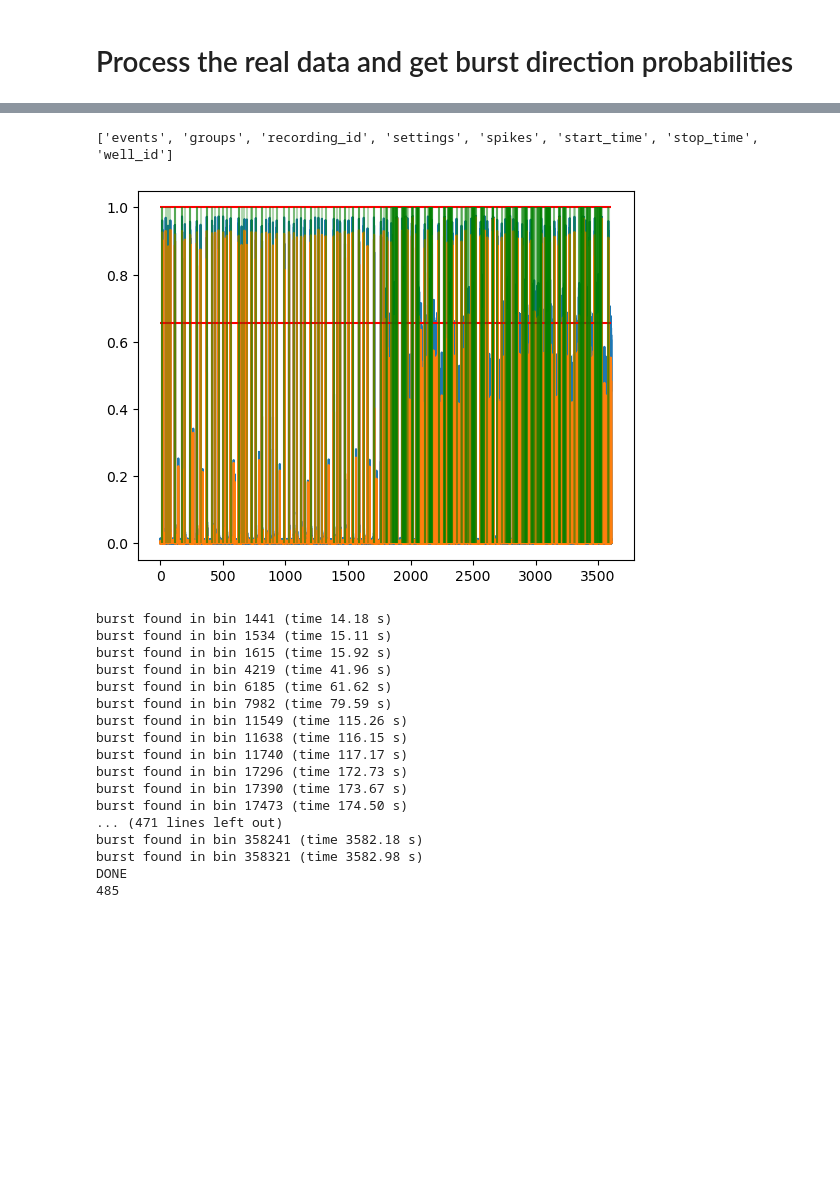
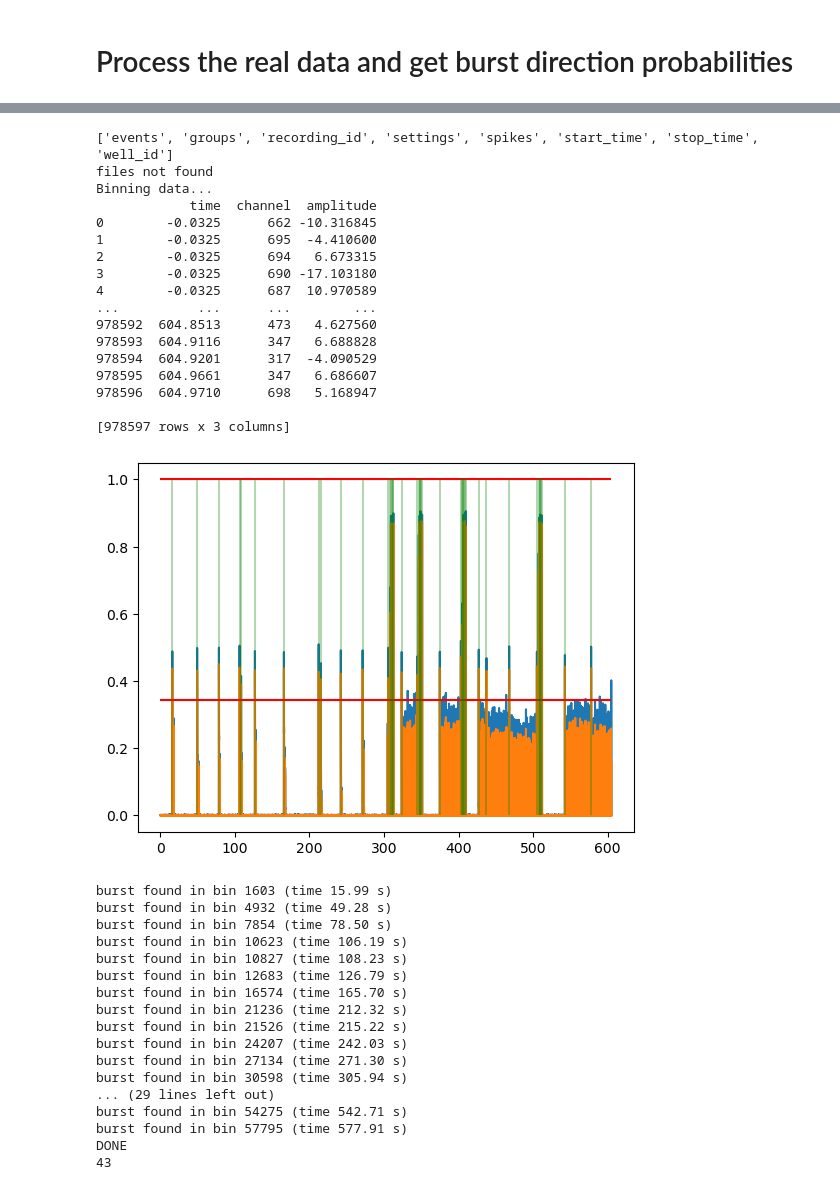
Before and after one commit to Holistic-Agential-Learning/HAL, a Jupyter notebook: analysis/mouse_1d_analysis 2h.ipynb, the cells around one changed output, grey strips where cells are left out. Saved outputs shown, nothing was run; the diff lists cells and outputs as text; code cells hidden in the pictures; blank space fills up the shorter version.

```diff
--- a/analysis/mouse_1d_analysis 2h.ipynb
+++ b/analysis/mouse_1d_analysis 2h.ipynb
@@ -22,15 +22,17 @@ homedir=os.path.expanduser("~")
 
 #filepath = "/run/user/1001/gvfs/smb-share:server=rstore.it.tufts.edu,share=as_rsch_levinlab_wclawson01$/Experimental Data/Summer 2024/mouse_1d/7-9 mouse_1d_test/7/well4/"
 #filepath = "/run/user/1001/gvfs/smb-share:server=rstore.it.tufts.edu,share=as_rsch_levinlab_wclawson01$/Experimental Data/Summer 2024/mouse_1d/2h_7-12/M07484/240712/4/well4/"
-filepath = "/run/user/1001/gvfs/smb-share:server=rstore.it.tufts.edu,share=as_rsch_levinlab_wclawson01$/Experimental Data/Summer 2024/mouse_1d/DIV13/M07475/240716/0/well1/"
+#filepath = "/run/user/1001/gvfs/smb-share:server=rstore.it.tufts.edu,share=as_rsch_levinlab_wclawson01$/Experimental Data/Summer 2024/mouse_1d/DIV13/M07475/240716/0/well1/"
 #filepath = "/run/user/1001/gvfs/smb-share:server=rstore.it.tufts.edu,share=as_rsch_levinlab_wclawson01$/Experimental Data/Summer 2024/mouse_1d/DIV13_no_media_change/M07472/240716/1/well0/"
+#filepath = "/run/user/1001/gvfs/smb-share:server=rstore.it.tufts.edu,share=as_rsch_levinlab_wclawson01$/Experimental Data/Summer 2024/mouse_1d/DIV15_mouse1d/M07475/240718/3/well1/"
+filepath = "/run/user/1001/gvfs/smb-share:server=rstore.it.tufts.edu,share=as_rsch_levinlab_wclawson01$/Experimental Data/Summer 2024/mouse_1d/mouse1d_direction_test/M07472/240719/8/well4/"
 
-
-filename = "DIV13_well_1"
+#filename = "DIV15_mouse1d_well_1"
 #filename = "DIV13_no_media_change_well_0"
+filename = "mouse1d_direction_test_well_4"
 filetag = ".raw.h5"
 datapath = homedir + "/Documents/HAL/data/wes_analysis/"
-well_no = 1
+well_no = 4
 recording_no = 0
 # %%
 events = mla.load_events(filepath + filename + filetag, well_no)
@@ -275,26 +279,42 @@ display(full_movement_df)
 # %%
-burst_list = m1da.find_bursts(filepath, filename, well_no, recording_no, burst_thresh = 6, datapath = datapath, stim_thresh = 1) # don't filter out stimulations by burst size - do it with events.
+burst_list = m1da.find_bursts(filepath, filename, well_no, recording_no, burst_thresh = 6, datapath = datapath, stim_thresh = 0.6) # don't filter out stimulations by burst size - do it with events.
 print(len(burst_list))
 # %% [output]
 ['events', 'groups', 'recording_id', 'settings', 'spikes', 'start_time', 'stop_time', 'well_id']
+files not found
+Binning data...
+            time  channel  amplitude
+0        -0.0325      662 -10.316845
+1        -0.0325      695  -4.410600
+2        -0.0325      694   6.673315
+3        -0.0325      690 -17.103180
+4        -0.0325      687  10.970589
+...          ...      ...        ...
+978592  604.8513      473   4.627560
+978593  604.9116      347   6.688828
+978594  604.9201      317  -4.090529
+978595  604.9661      347   6.686607
+978596  604.9710      698   5.168947
+
+[978597 rows x 3 columns]
-[figure, old version]
+[figure, new version]
-burst found in bin 1441 (time 14.18 s)
-burst found in bin 1534 (time 15.11 s)
-burst found in bin 1615 (time 15.92 s)
-burst found in bin 4219 (time 41.96 s)
-burst found in bin 6185 (time 61.62 s)
-burst found in bin 7982 (time 79.59 s)
-burst found in bin 11549 (time 115.26 s)
-burst found in bin 11638 (time 116.15 s)
-burst found in bin 11740 (time 117.17 s)
-burst found in bin 17296 (time 172.73 s)
-burst found in bin 17390 (time 173.67 s)
-burst found in bin 17473 (time 174.50 s)
-... (471 lines left out)
-burst found in bin 358241 (time 3582.18 s)
-burst found in bin 358321 (time 3582.98 s)
+burst found in bin 1603 (time 15.99 s)
+burst found in bin 4932 (time 49.28 s)
+burst found in bin 7854 (time 78.50 s)
+burst found in bin 10623 (time 106.19 s)
+burst found in bin 10827 (time 108.23 s)
+burst found in bin 12683 (time 126.79 s)
+burst found in bin 16574 (time 165.70 s)
+burst found in bin 21236 (time 212.32 s)
+burst found in bin 21526 (time 215.22 s)
+burst found in bin 24207 (time 242.03 s)
+burst found in bin 27134 (time 271.30 s)
+burst found in bin 30598 (time 305.94 s)
+... (29 lines left out)
+burst found in bin 54275 (time 542.71 s)
+burst found in bin 57795 (time 577.91 s)
 DONE
-485
+43
 # %%
 p = re.compile(r"stimulation\":\"\L<world_locs>\"", world_locs=set(world))
 
```
Also changed, not shown: parts of 20 cells of this notebook.
